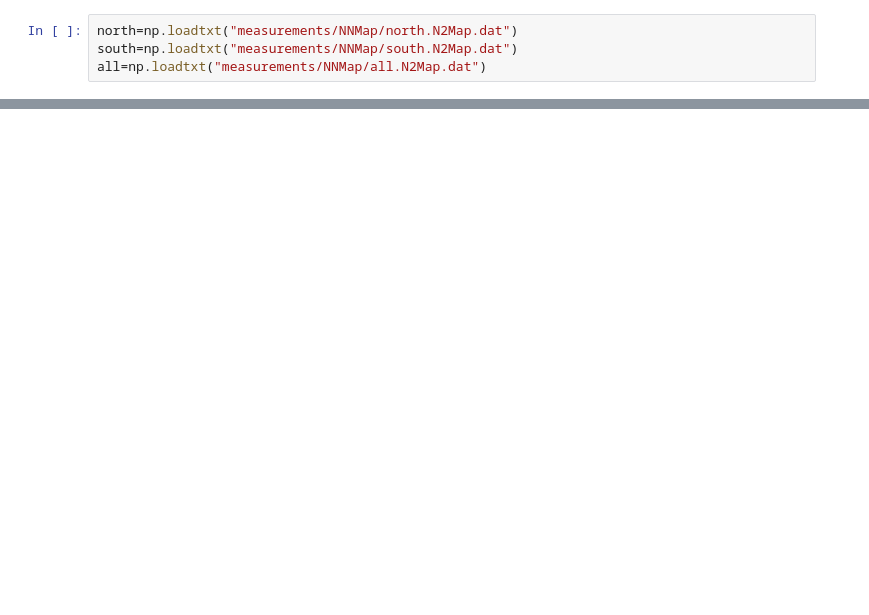
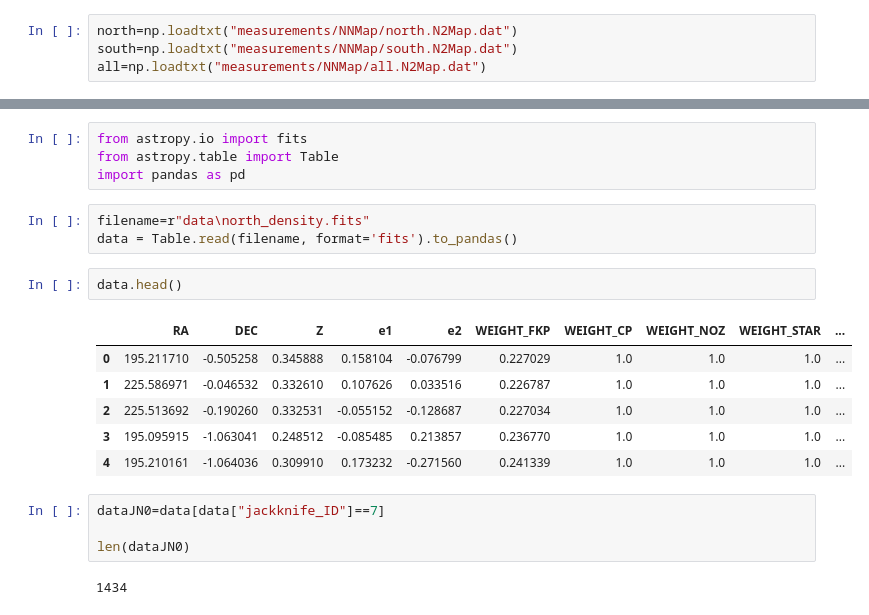
Before and after one commit to llinke1/G3LConGPU, a Jupyter notebook: LowZ/test.ipynb, the cells around one changed output, grey strips where cells are left out. Saved outputs shown, nothing was run; the diff lists cells and outputs as text; blank space fills up the shorter version.

```diff
--- a/LowZ/test.ipynb
+++ b/LowZ/test.ipynb
@@ -25,0 +96,22 @@ plt.errorbar(all[:,0], all[:,3], yerr=error)
+# %%
+from astropy.io import fits
+from astropy.table import Table
+import pandas as pd
+# %%
+filename=r"data\north_density.fits"
+data = Table.read(filename, format='fits').to_pandas()
+# %%
+data.head()
+# %% [output]
+|  | RA | DEC | Z | e1 | e2 | WEIGHT_FKP | WEIGHT_CP | WEIGHT_NOZ | WEIGHT_STAR | ... |
+| 0 | 195.211710 | -0.505258 | 0.345888 | 0.158104 | -0.076799 | 0.227029 | 1.0 | 1.0 | 1.0 | ... |
+| 1 | 225.586971 | -0.046532 | 0.332610 | 0.107626 | 0.033516 | 0.226787 | 1.0 | 1.0 | 1.0 | ... |
+| 2 | 225.513692 | -0.190260 | 0.332531 | -0.055152 | -0.128687 | 0.227034 | 1.0 | 1.0 | 1.0 | ... |
+| 3 | 195.095915 | -1.063041 | 0.248512 | -0.085485 | 0.213857 | 0.236770 | 1.0 | 1.0 | 1.0 | ... |
+| 4 | 195.210161 | -1.064036 | 0.309910 | 0.173232 | -0.271560 | 0.241339 | 1.0 | 1.0 | 1.0 | ... |
+# %%
+dataJN0=data[data["jackknife_ID"]==7]
+
+len(dataJN0)
+# %% [output]
+1434
```
Also changed, not shown: parts of 9 cells of this notebook, 6 other files.
